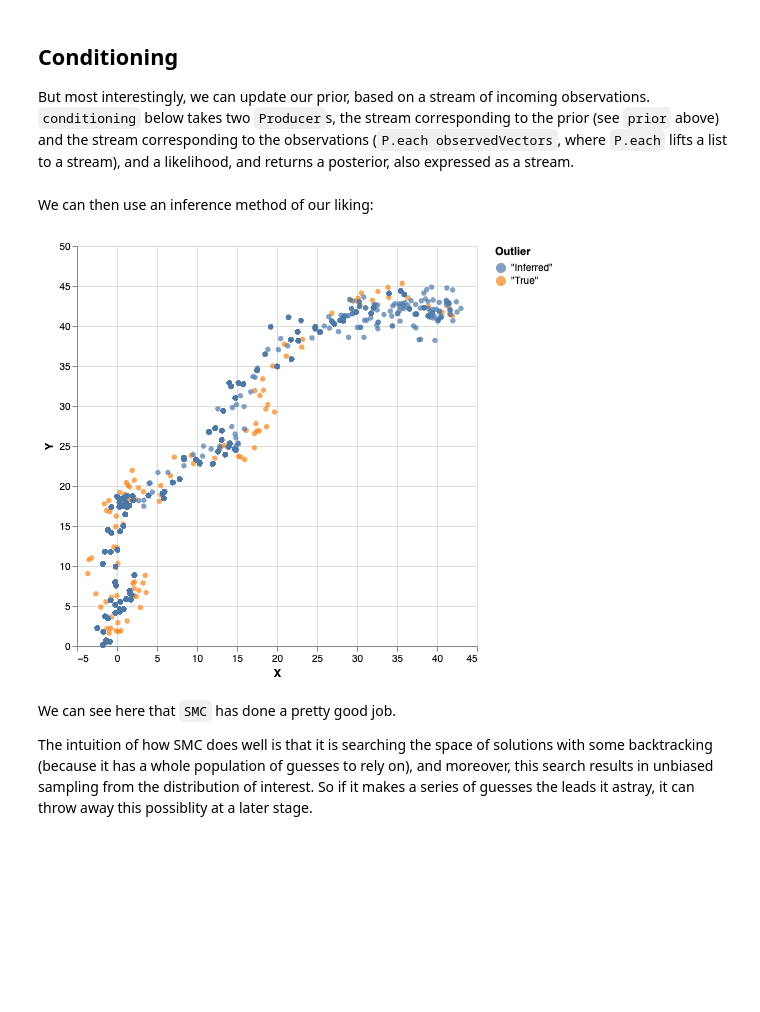
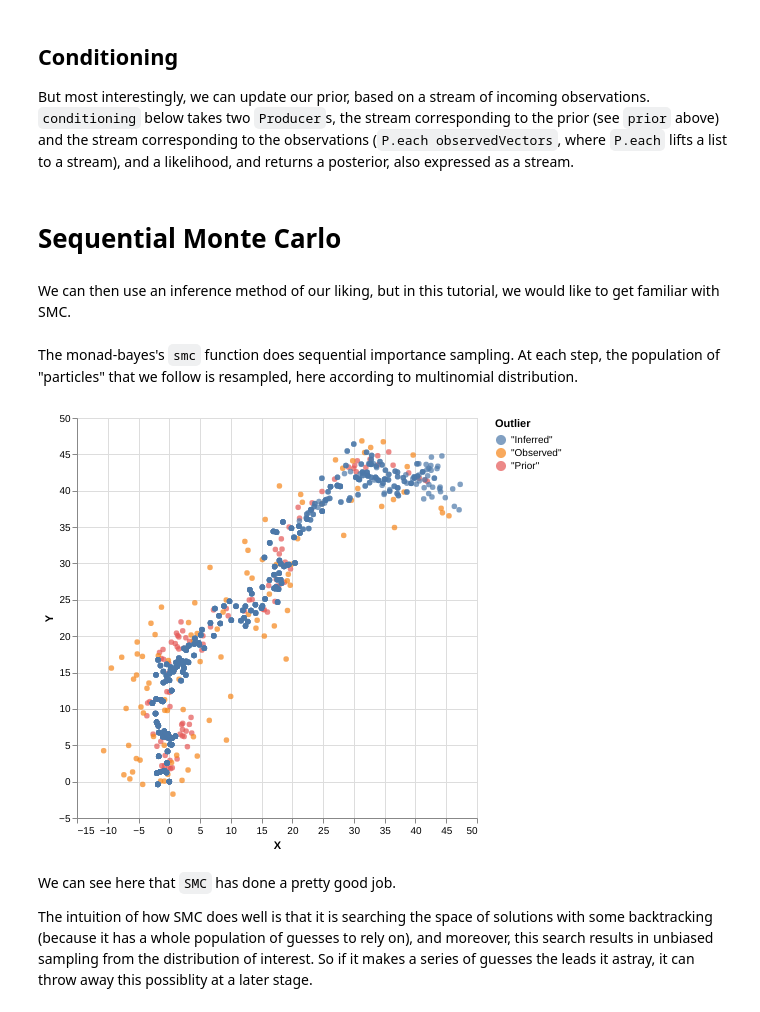
Before and after one commit to tweag/monad-bayes, a Jupyter notebook: notebooks/tutorials/SMC.ipynb, the cells around one changed output. Saved outputs shown, nothing was run; the diff lists cells and outputs as text; code cells hidden in the pictures; blank space fills up the shorter version.

```diff
--- a/notebooks/tutorials/SMC.ipynb
+++ b/notebooks/tutorials/SMC.ipynb
@@ -80,16 +86,15 @@ For example, a random walk with a Gaussian `transition` kernel can be written as
 # %%
 -- how to move from one latent state to the next
+-- for multivariate normal distribution
 transition :: MonadDistribution m => V.Vector Double -> m (V.Vector Double)
-transition vector = mvNormal (fmap (+0.5) vector) (fromLists [[1,0], [0,1]])
-    -- (normal (x+0.5) 1) (normal (y+0.5) 1)
+transition vector = mvNormal (fmap (+0.5) vector) (identity (V.length vector))
 
--- a Markovian random walk starting at (0,0), with latentTransition as the kernel
+
+-- For 2D case: a Markovian random walk starting at (0,0),
+-- with `transition` as the kernel
 -- a Producer is an infinite stream of values
 prior :: MonadDistribution m => Producer (V.Vector Double) m r
-prior = flip P.unfoldr (V.fromList [0,0]) $ \s ->
-    Right <$> do
-        new <- transition s
-        return (new, new)
+prior = P.unfoldr (\s -> Right . (s,) <$> transition s) (V.fromList [0,0])
 # %% [markdown]
 It's straightforward to take the first `n` steps of this infinite stream, and convert it into a distribution over finite list, from which we can then sample:
 # %%
@@ -97,10 +102,10 @@ It's straightforward to take the first `n` steps of this infinite stream, and co
 toList :: Monad m => P.Producer a m () -> m [a]
 toList prod = P.toListM (prod >-> P.take 100)
 
-trueVectors <- sampleIOfixed $ toList prior
+randomWalkPrior <- sampleIOfixed $ toList prior
 
 plot
     (zip
-        (fmap (\v -> (v V.! 0, v V.! 1)) $ trueVectors)
+        (fmap (\v -> (v V.! 0, v V.! 1)) $ randomWalkPrior)
         (replicate 100 (T.pack "Latent")))
 # %% [output]
@@ -113,11 +118,11 @@ observationModel = (`mvNormal` fromLists [[20,0],[0,20]])
 observations :: MonadDistribution m => P.Pipe (V.Vector Double) (V.Vector Double) m ()
 observations = P.mapM observationModel
 # %%
-observedVectors <- sampleIOfixed $ toList $ P.each trueVectors >-> observations
+randomWalkObserved <- sampleIOfixed $ toList $ P.each randomWalkPrior >-> observations
 
 
 plot
     (zip
-        (fmap (\v -> (v V.! 0, v V.! 1)) $ trueVectors <> observedVectors)
+        (fmap (\v -> (v V.! 0, v V.! 1)) $ randomWalkPrior <> randomWalkObserved)
         (replicate 100 (T.pack "Latent") <> replicate 100 (T.pack "Observed")))
 # %% [output]
@@ -143,13 +148,15 @@ conditioning prior observations observationModel =
 posterior :: MonadMeasure m => m [V.Vector Double]
 posterior = toList $ conditioning
     prior
-    (P.each observedVectors)
+    (P.each randomWalkObserved)
     (\(v, v') -> do
         prediction <- observationModel v
         let (x, y, x', y') = (prediction V.! 0, prediction V.! 1, v' V.! 0, v' V.! 1)
         factor $ normalPdf x 2 x' * normalPdf y 2 y' )
+# %% [markdown]
+# Sequential Monte Carlo
 # %% [markdown]
-We can then use an inference method of our liking:
+We can then use an inference method of our liking, but in this tutorial, we would like to get familiar with SMC.
 # %%
 particles <- sampleIOfixed $ runPopulation $
     smc SMCConfig {
@@ -157,16 +164,17 @@ particles <- sampleIOfixed $ runPopulation $
         numParticles = 1000,
         resampler = resampleMultinomial}
     posterior
+# %% [markdown]
+The monad-bayes's `smc` function does sequential importance sampling. At each step, the population of "particles" that we follow is resampled, here according to multinomial distribution.
 # %%
 inferredVectors = fst =<< particles
 
-
 plot
     (zip
-        (fmap (\v -> (v V.! 0, v V.! 1)) $ trueVectors <> inferredVectors)
-        (replicate 100 (T.pack "True") <> replicate 1000 (T.pack "Inferred")))
+        (fmap (\v -> (v V.! 0, v V.! 1)) $ randomWalkPrior <> randomWalkObserved <> inferredVectors)
+        (replicate 100 (T.pack "Prior") <> replicate 100 (T.pack "Observed") <> replicate 1000 (T.pack "Inferred")))
 # %% [output]
-[figure, old version]
+[figure, new version]
 # %% [markdown]
 We can see here that `SMC` has done a pretty good job.
 
```
Also changed, not shown: parts of 7 cells of this notebook, 1 other file.
